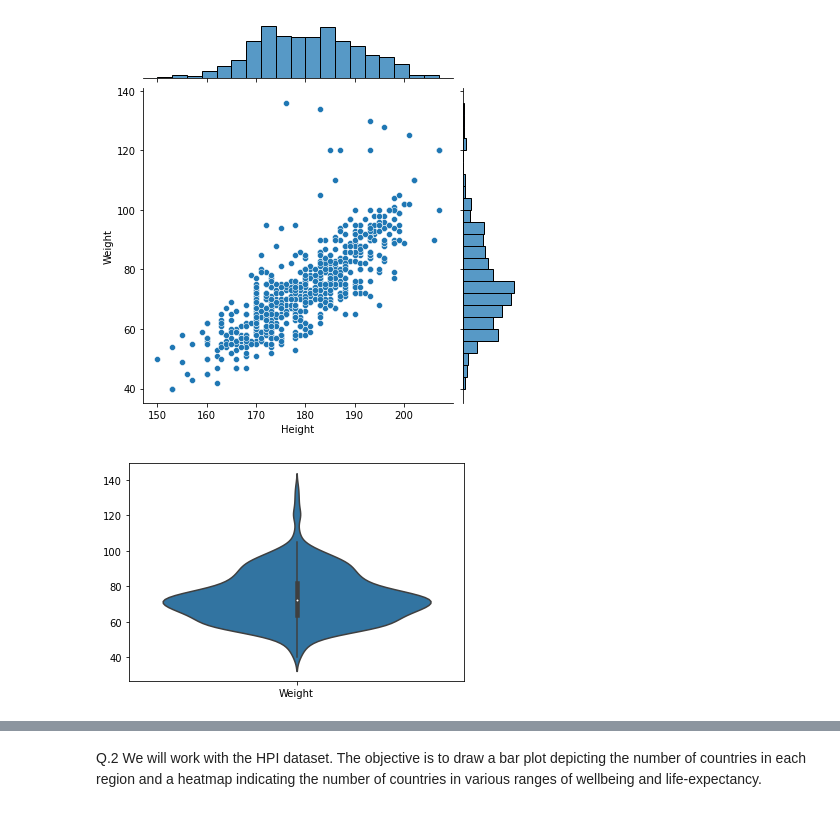
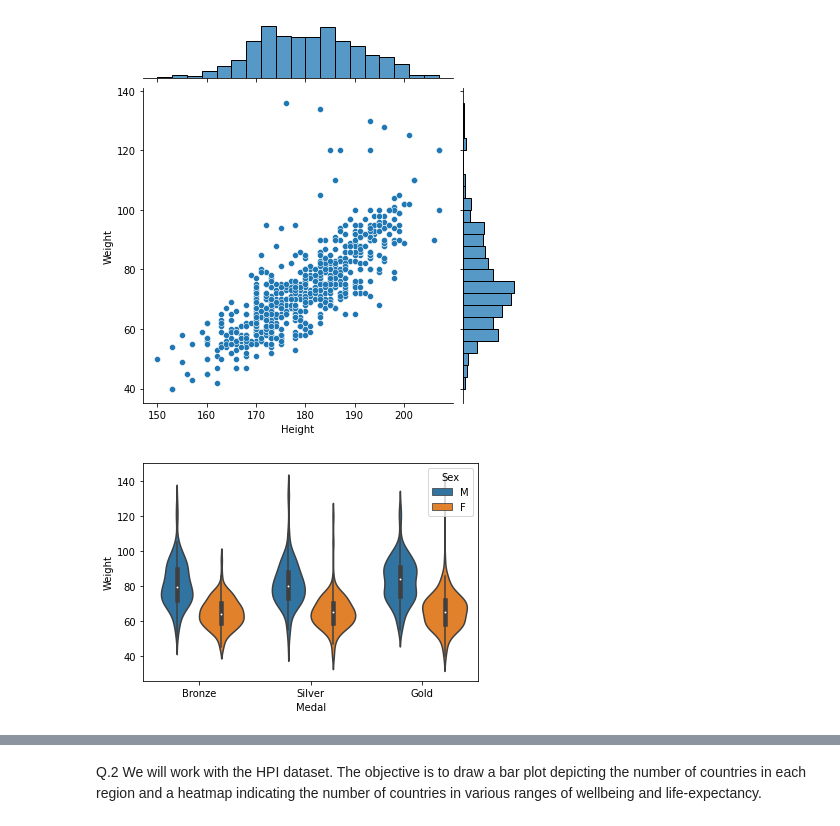
Before and after one commit to RealDogDad/exoplanetary-extrapolation, a Jupyter notebook: assignments/assignment-5a.ipynb, the cells around one changed output, grey strips where cells are left out. Saved outputs shown, nothing was run; the diff lists cells and outputs as text; code cells hidden in the pictures.

```diff
--- a/assignments/assignment-5a.ipynb
+++ b/assignments/assignment-5a.ipynb
@@ -123,7 +123,7 @@ ax = sns.jointplot(x='Height', y='Weight', data=height_by_weight)
 # %% [output]
 [figure]
 # %%
-#Q.1.j Create two violin plots: 1 for distribution of weight by genders & class of medal.
-ax = sns.violinplot(data=weight_by_gender)
+#Q.1.j Create two violin plots: 1 for distribution of weight by genders & class of medal | 1 for distribution of height by genders & class of medal.
+ax = sns.violinplot(x=top_five['Medal'], y=top_five['Weight'], hue=top_five['Sex'], data=top_five)
 # %% [output]
-[figure, old version]
+[figure, new version]
```
Also changed, not shown: parts of 2 cells of this notebook, 1 other file.
